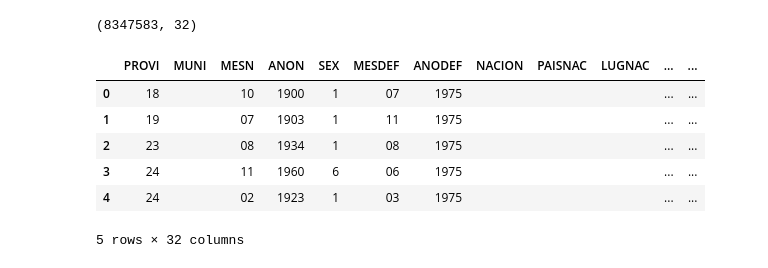
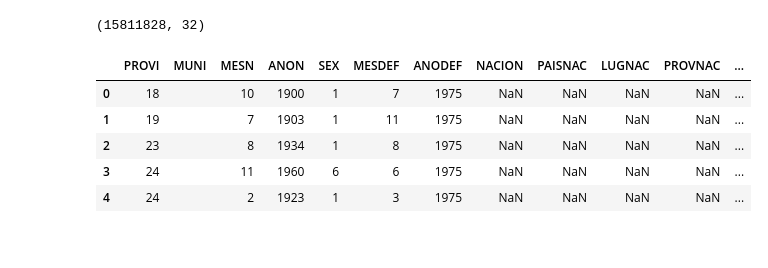
Before and after one commit to sofiajaime/mortality-es, a Jupyter notebook: notebooks/analyse_data.ipynb, the cells around one changed output. Cells and saved outputs as stored; diff of their text form; code cells hidden in the pictures.

```diff
--- a/notebooks/analyse_data.ipynb
+++ b/notebooks/analyse_data.ipynb
@@ -1,18 +1,18 @@
 # %%
 import pandas as pd
+pd.options.display.max_columns=None
 # %%
-df = pd.read_stata("../scripts/output/mort_ES_1975_2000.dta", convert_categoricals=False)
+df = pd.read_csv("../scripts/output/mort_ES_1975_2019.csv")
 print(df.shape)
 df.head()
 # %% [output]
-(8347583, 32)
+(15811828, 32)
-|  | PROVI | MUNI | MESN | ANON | SEX | MESDEF | ANODEF | NACION | PAISNAC | LUGNAC | ... | ... |
-| 0 | 18 |  | 10 | 1900 | 1 | 07 | 1975 |  |  |  | ... | ... |
-| 1 | 19 |  | 07 | 1903 | 1 | 11 | 1975 |  |  |  | ... | ... |
-| 2 | 23 |  | 08 | 1934 | 1 | 08 | 1975 |  |  |  | ... | ... |
-| 3 | 24 |  | 11 | 1960 | 6 | 06 | 1975 |  |  |  | ... | ... |
-| 4 | 24 |  | 02 | 1923 | 1 | 03 | 1975 |  |  |  | ... | ... |
+|  | PROVI | MUNI | MESN | ANON | SEX | MESDEF | ANODEF | NACION | PAISNAC | LUGNAC | PROVNAC | ... |
+| 0 | 18 |  | 10 | 1900 | 1 | 7 | 1975 | NaN | NaN | NaN | NaN | ... |
+| 1 | 19 |  | 7 | 1903 | 1 | 11 | 1975 | NaN | NaN | NaN | NaN | ... |
+| 2 | 23 |  | 8 | 1934 | 1 | 8 | 1975 | NaN | NaN | NaN | NaN | ... |
+| 3 | 24 |  | 11 | 1960 | 6 | 6 | 1975 | NaN | NaN | NaN | NaN | ... |
+| 4 | 24 |  | 2 | 1923 | 1 | 3 | 1975 | NaN | NaN | NaN | NaN | ... |
-5 rows × 32 columns
 # %%
 df.groupby("ANODEF").count()
 # %% [output]
```
Also changed, not shown: parts of 1 cell of this notebook, 3 other files.
